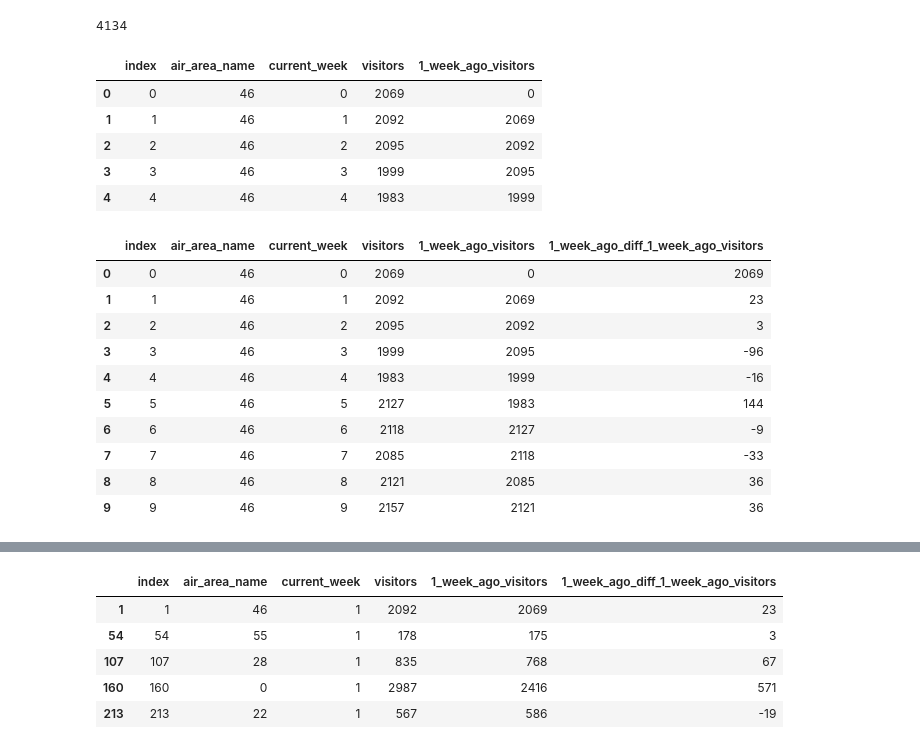
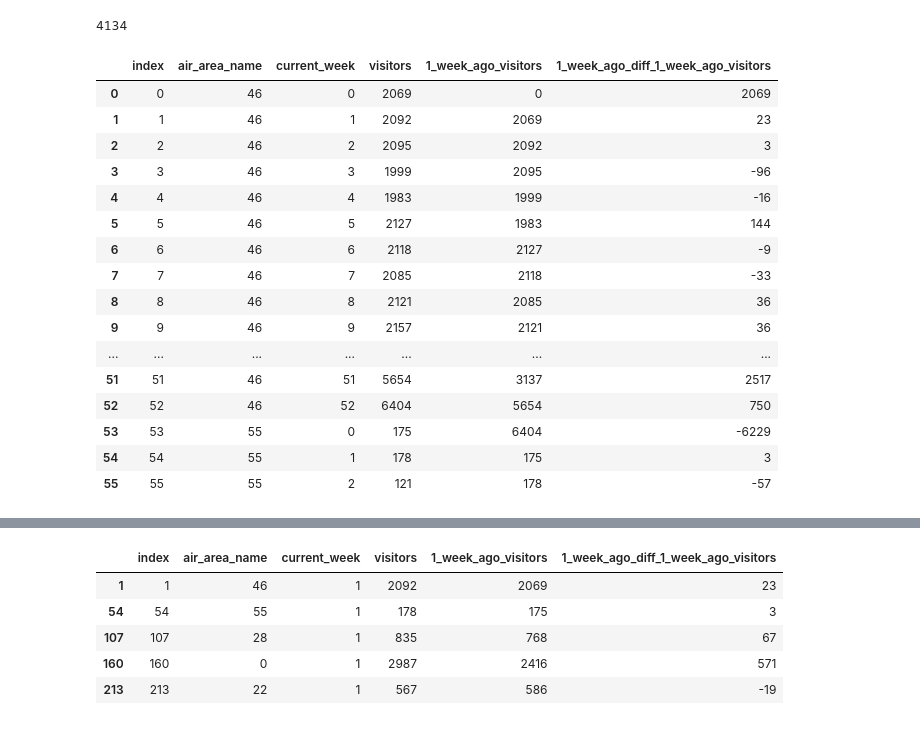
Before and after one commit to Gan001/dataviz-final-project, a Jupyter notebook: ML_Air.ipynb, the cells around one changed output, grey strips where cells are left out. Cells and saved outputs as stored; diff of their text form; code cells hidden in the pictures.

Commit message:
final data

```diff
--- a/ML_Air.ipynb
+++ b/ML_Air.ipynb
@@ -4,7 +4,7 @@ import pandas as pd
 import os
 import matplotlib.pyplot as plt
 # %%
-air_ml_df = pd.read_csv(os.path.join("weekly_air_data.csv"))
+air_ml_df = pd.read_csv(os.path.join("weekly_final_data.csv"))
 # %%
 ic_air_ml_df = air_ml_df.loc[air_ml_df["visitors"]==0]
 ic_air_ml_df.head(5)
@@ -64,15 +84,26 @@ air_uni = list(nz_ml_df["air_area_name"].unique())
 # %%
 nz_ml_df["1_week_ago_visitors"] = 0
 for x in range(len(nz_ml_df["air_area_name"])):
     for air_id in air_uni:
         if(nz_ml_df["air_area_name"][x] == air_id):
             if x > 0:
                 nz_ml_df["1_week_ago_visitors"][x] = nz_ml_df["visitors"][x-1]
-nz_ml_df.head(5)
+nz_ml_df.head(56)
 # %% [output]
-|  | index | air_area_name | current_week | visitors | 1_week_ago_visitors |
-| 0 | 0 | 46 | 0 | 2069 | 0 |
-| 1 | 1 | 46 | 1 | 2092 | 2069 |
-| 2 | 2 | 46 | 2 | 2095 | 2092 |
-| 3 | 3 | 46 | 3 | 1999 | 2095 |
-| 4 | 4 | 46 | 4 | 1983 | 1999 |
+|  | index | air_area_name | current_week | visitors | 1_week_ago_visitors | 1_week_ago_diff_1_week_ago_visitors |
+| 0 | 0 | 46 | 0 | 2069 | 0 | 2069 |
+| 1 | 1 | 46 | 1 | 2092 | 2069 | 23 |
+| 2 | 2 | 46 | 2 | 2095 | 2092 | 3 |
+| 3 | 3 | 46 | 3 | 1999 | 2095 | -96 |
+| 4 | 4 | 46 | 4 | 1983 | 1999 | -16 |
+| 5 | 5 | 46 | 5 | 2127 | 1983 | 144 |
+| 6 | 6 | 46 | 6 | 2118 | 2127 | -9 |
+| 7 | 7 | 46 | 7 | 2085 | 2118 | -33 |
+| 8 | 8 | 46 | 8 | 2121 | 2085 | 36 |
+| 9 | 9 | 46 | 9 | 2157 | 2121 | 36 |
+| ... | ... | ... | ... | ... | ... | ... |
+| 51 | 51 | 46 | 51 | 5654 | 3137 | 2517 |
+| 52 | 52 | 46 | 52 | 6404 | 5654 | 750 |
+| 53 | 53 | 55 | 0 | 175 | 6404 | -6229 |
+| 54 | 54 | 55 | 1 | 178 | 175 | 3 |
+| 55 | 55 | 55 | 2 | 121 | 178 | -57 |
@@ -81,14 +109,0 @@ nz_ml_df["1_week_ago_diff_1_week_ago_visitors"] = nz_ml_df["visitors"] - nz_ml_d
-# %%
-nz_ml_df.head(10)
-# %% [output]
-|  | index | air_area_name | current_week | visitors | 1_week_ago_visitors | 1_week_ago_diff_1_week_ago_visitors |
-| 0 | 0 | 46 | 0 | 2069 | 0 | 2069 |
-| 1 | 1 | 46 | 1 | 2092 | 2069 | 23 |
-| 2 | 2 | 46 | 2 | 2095 | 2092 | 3 |
-| 3 | 3 | 46 | 3 | 1999 | 2095 | -96 |
-| 4 | 4 | 46 | 4 | 1983 | 1999 | -16 |
-| 5 | 5 | 46 | 5 | 2127 | 1983 | 144 |
-| 6 | 6 | 46 | 6 | 2118 | 2127 | -9 |
-| 7 | 7 | 46 | 7 | 2085 | 2118 | -33 |
-| 8 | 8 | 46 | 8 | 2121 | 2085 | 36 |
-| 9 | 9 | 46 | 9 | 2157 | 2121 | 36 |
```
Also changed, not shown: parts of 28 cells of this notebook, 4 other files.
